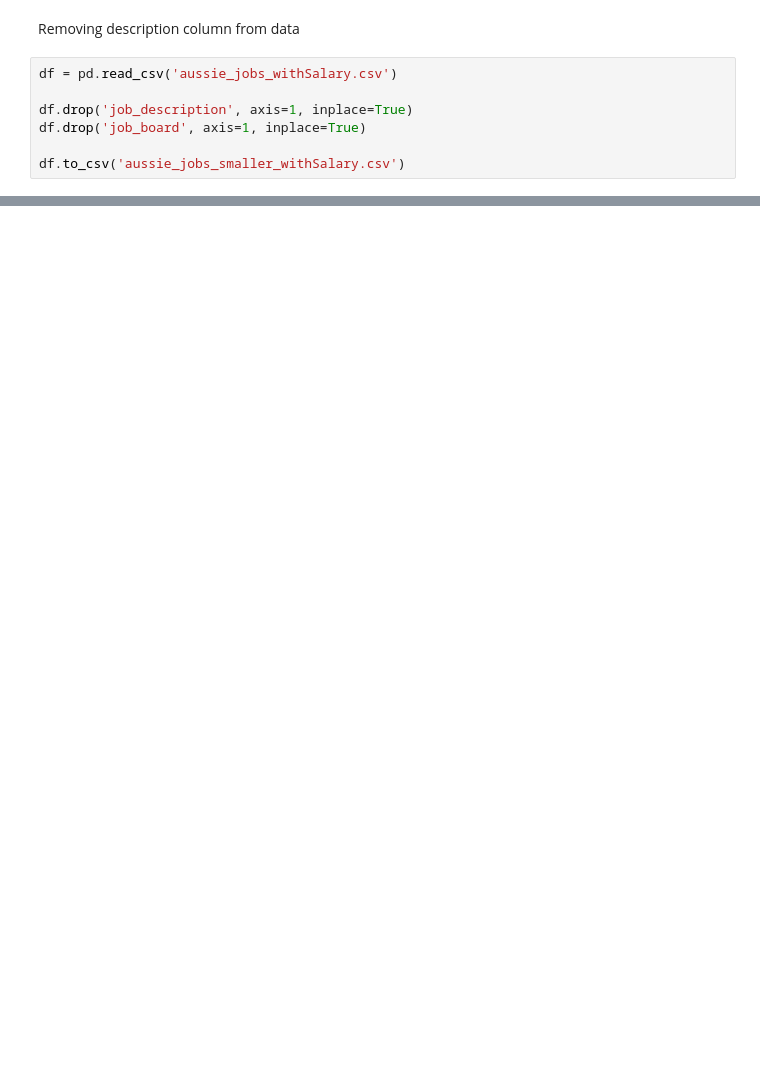
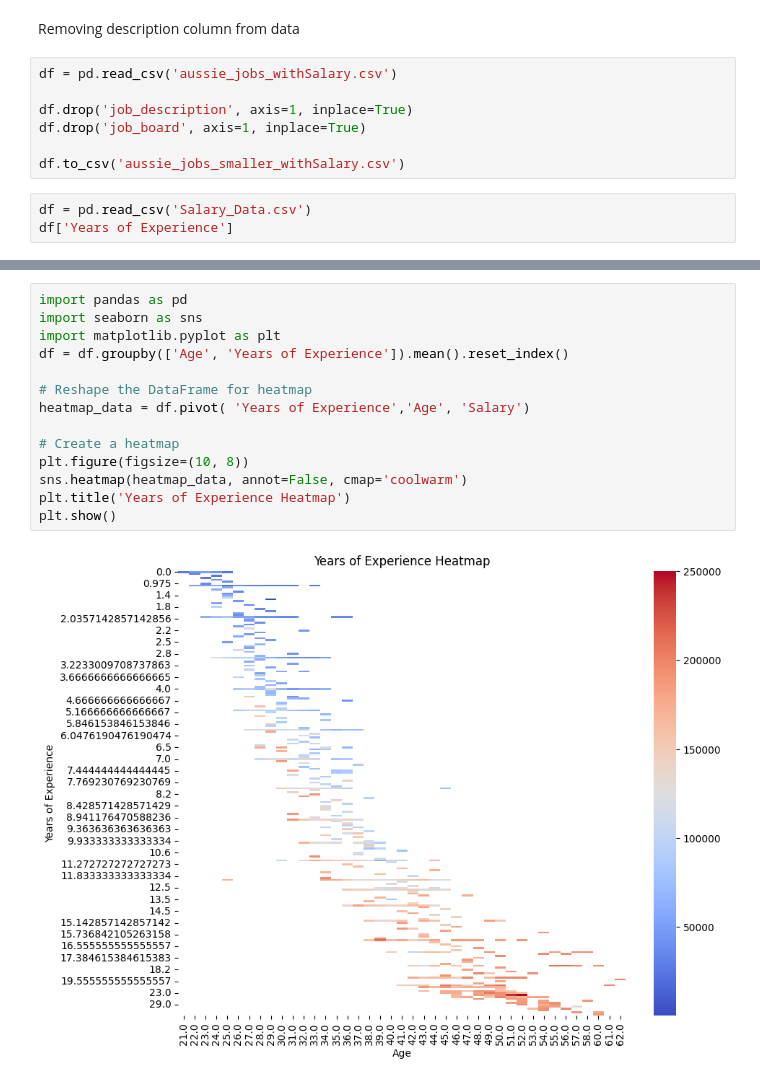
Before and after one commit to tahahah/FIT3179-Asg2, a Jupyter notebook: DataOrganising.ipynb, the cells around one changed output, grey strips where cells are left out. Drawn from its saved outputs; the diff is of its cells as text; blank space fills up the shorter version.

```diff
--- a/DataOrganising.ipynb
+++ b/DataOrganising.ipynb
@@ -60,3 +66,6 @@ df.drop('job_description', axis=1, inplace=True)
 df.drop('job_board', axis=1, inplace=True)
 
 df.to_csv('aussie_jobs_smaller_withSalary.csv')
+# %%
+df = pd.read_csv('Salary_Data.csv')
+df['Years of Experience']
@@ -62,0 +85,16 @@ df.to_csv('aussie_jobs_smaller_withSalary.csv')
+# %%
+import pandas as pd
+import seaborn as sns
+import matplotlib.pyplot as plt
+df = df.groupby(['Age', 'Years of Experience']).mean().reset_index()
+
+# Reshape the DataFrame for heatmap
+heatmap_data = df.pivot( 'Years of Experience','Age', 'Salary')
+
+# Create a heatmap
+plt.figure(figsize=(10, 8))
+sns.heatmap(heatmap_data, annot=False, cmap='coolwarm')
+plt.title('Years of Experience Heatmap')
+plt.show()
+# %% [output]
+[figure, added]
```
Also changed, not shown: parts of 4 cells of this notebook, 4 other files.
